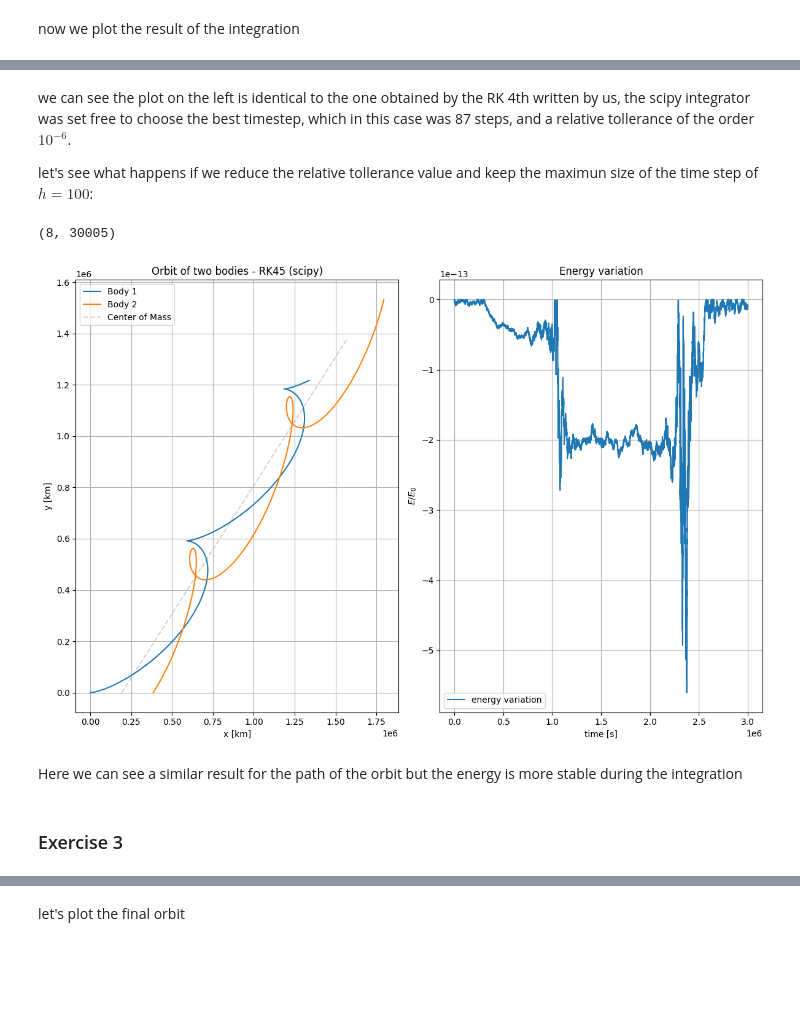
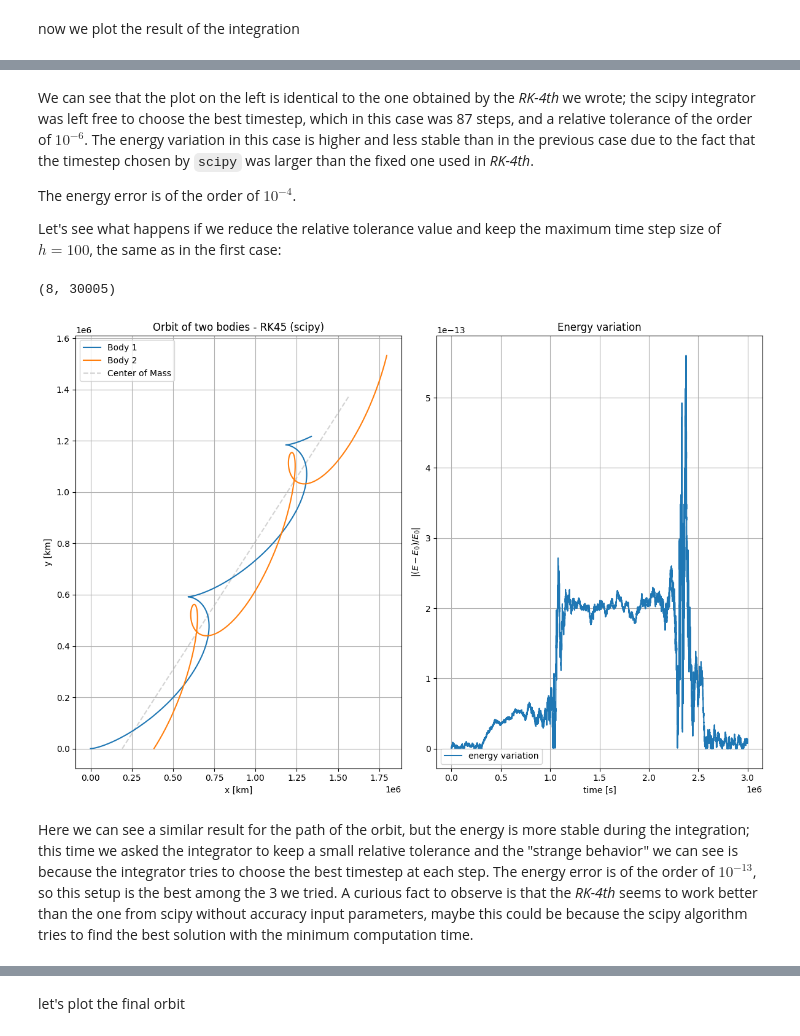
Before and after one commit to marcoboscato/celestial_mechanics, a Jupyter notebook: Homeworks/HW2/HW2_boscatomarco.ipynb, the cells around one changed output, grey strips where cells are left out. Saved outputs shown, nothing was run; the diff lists cells and outputs as text; code cells hidden in the pictures; blank space fills up the shorter version.

```diff
--- a/Homeworks/HW2/HW2_boscatomarco.ipynb
+++ b/Homeworks/HW2/HW2_boscatomarco.ipynb
@@ -66,8 +65,7 @@ print(orbit1.shape)
 def Energy(x):
     r12 = x[:,2:4] - x[:,0:2]
     E = 0.5*np.sum(x[:,4:6]**2, axis=1) + 0.5*np.sum(x[:, 6:8]**2, axis=1) - GM/np.linalg.norm(r12, axis=1)
-    return np.abs(E - E[0])/E[0]
+    return np.abs((E - E[0])/E[0])
 
 # calculate the energy of the system
 energy1 = Energy(orbit1)
-print(energy1.shape)
@@ -144,7 +145,10 @@ plt.tight_layout()
 # %% [markdown]
-we can see the plot on the left is identical to the one obtained by the RK 4th written by us, the scipy integrator was set free to choose the best timestep, which in this case was 87 steps, and a relative tollerance of the order $10^{-6}$.
+We can see that the plot on the left is identical to the one obtained by the *RK-4th* we wrote; the scipy integrator was left free to choose the best timestep, which in this case was 87 steps, and a relative tolerance of the order of $10^{-6}$.
+The energy variation in this case is higher and less stable than in the previous case due to the fact that the timestep chosen by `scipy` was larger than the fixed one used in *RK-4th*.
 
-let's see what happens if we reduce the relative tollerance value and keep the maximun size of the time step of $h=100$:
+The energy error is of the order of $10^{-4}$.
+
+Let's see what happens if we reduce the relative tolerance value and keep the maximum time step size of $h=100$, the same as in the first case:
 # %%
 # ORBIT WITH SCIPY
 sol = solve_ivp(fun=acceleration_two_body, t_span=[t0, tf], y0=particles, method='RK45',
@@ -157,36 +161,34 @@ cm2 = np.empty([sol.y.shape[1], 2], dtype=float)
 for i in range(sol.y.shape[1]):
     x_cm2 = 0.5*(sol.y[0,i] + sol.y[2,i])
     y_cm2 = 0.5*(sol.y[1,i] + sol.y[3,i])
     cm2[i] = [x_cm2, y_cm2]
 
 # calculate the energy of the system
 energy2 = Energy(sol.y.T)
 
 # plot the orbit
 plt.figure(figsize=(12,8))
 plt.subplot(1,2,1)
 plt.plot(sol.y[0], sol.y[1], label='Body 1')
 plt.plot(sol.y[2], sol.y[3], label='Body 2')
 plt.plot(cm2[:,0], cm2[:,1], label='Center of Mass', linestyle='--', color='lightgrey', zorder=0)
 plt.xlabel('x [km]')
 plt.ylabel('y [km]')
 plt.title('Orbit of two bodies - RK45 (scipy)')
 plt.grid()
 plt.legend()
 
 plt.subplot(1,2,2)
 plt.plot(time2, energy2, label='energy variation')
 plt.xlabel('time [s]')
-plt.ylabel('$E/E_{0}$')
+plt.ylabel('$|(E - E_{0})/E_{0}|$')
 plt.title('Energy variation')
 plt.grid()
 plt.legend(loc='lower left')
 
 plt.tight_layout()
 # %% [output]
 (8, 30005)
-[figure, old version]
+[figure, new version]
-# %% [markdown]
-Here we can see a similar result for the path of the orbit but the energy is more stable during the integration
-# %% [markdown]
-### Exercise 3
+# %% [markdown]
+Here we can see a similar result for the path of the orbit, but the energy is more stable during the integration; this time we asked the integrator to keep a small relative tolerance and the "strange behavior" we can see is because the integrator tries to choose the best timestep at each step. The energy error is of the order of $10^{-13}$, so this setup is the best among the 3 we tried. A curious fact to observe is that the *RK-4th* seems to work better than the one from scipy without accuracy input parameters, maybe this could be because the scipy algorithm tries to find the best solution with the minimum computation time.
```
Also changed, not shown: parts of 28 cells of this notebook, 2 other files.
